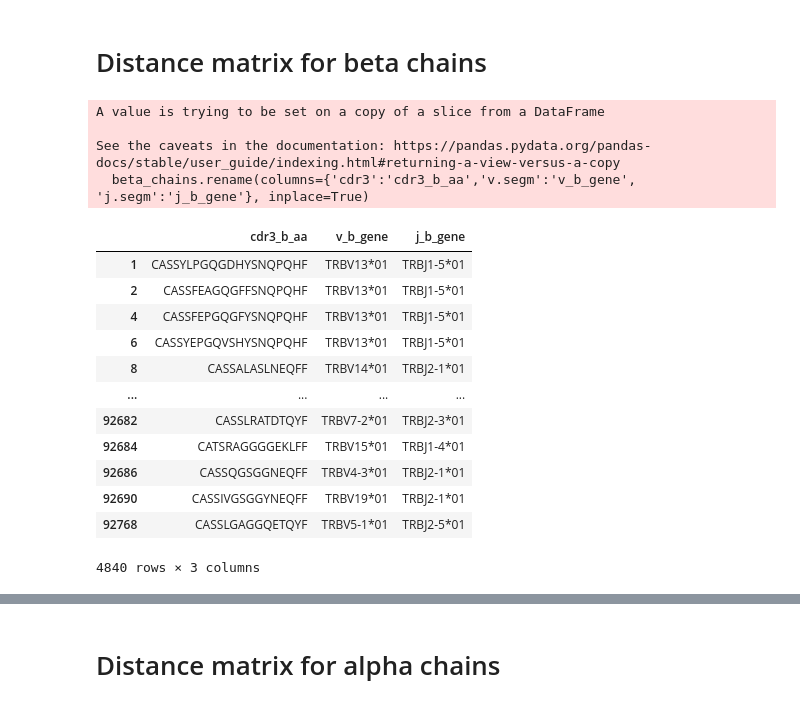
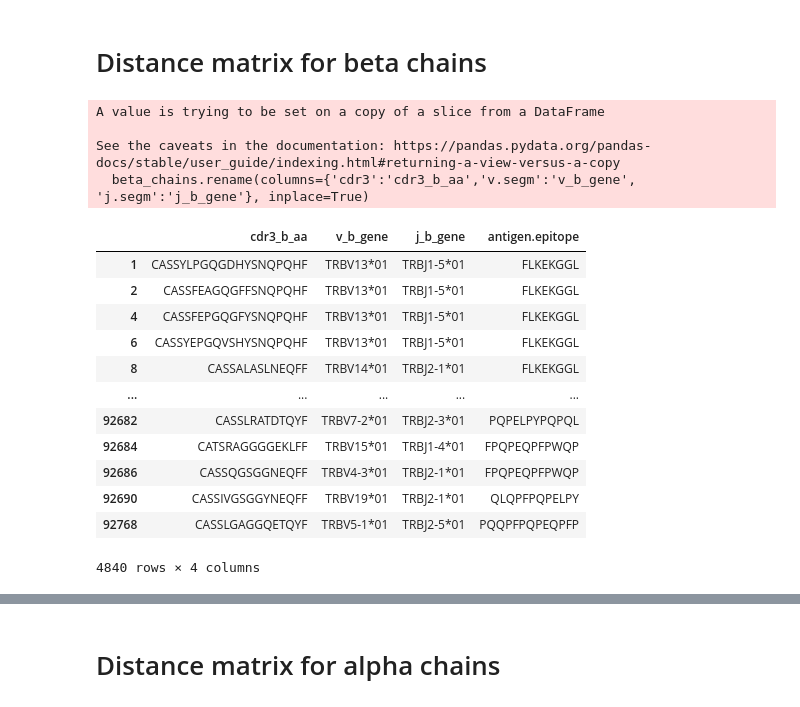
Before and after one commit to UoB-DSMP-2023-24/dsmp-2024-groupol1, a Jupyter notebook: distances_matrix.ipynb, the cells around one changed output, grey strips where cells are left out. Saved outputs shown, nothing was run; the diff lists cells and outputs as text; code cells hidden in the pictures.

```diff
--- a/distances_matrix.ipynb
+++ b/distances_matrix.ipynb
@@ -31,25 +43,25 @@ human_data.head()
 # %%
 # get beta chains only
 TRB = human_data[human_data['gene'] =='TRB']
 # rename the columns for our beta chain matrix calculation
-beta_chains = TRB[['cdr3', 'v.segm', 'j.segm']]
+beta_chains = TRB[['cdr3', 'v.segm', 'j.segm', 'antigen.epitope']]
 beta_chains.rename(columns={'cdr3':'cdr3_b_aa','v.segm':'v_b_gene', 'j.segm':'j_b_gene'}, inplace=True)
 beta_chains
 # %% [output]
 A value is trying to be set on a copy of a slice from a DataFrame
 
 See the caveats in the documentation: https://pandas.pydata.org/pandas-docs/stable/user_guide/indexing.html#returning-a-view-versus-a-copy
   beta_chains.rename(columns={'cdr3':'cdr3_b_aa','v.segm':'v_b_gene', 'j.segm':'j_b_gene'}, inplace=True)
-|  | cdr3_b_aa | v_b_gene | j_b_gene |
-| 1 | CASSYLPGQGDHYSNQPQHF | TRBV13*01 | TRBJ1-5*01 |
-| 2 | CASSFEAGQGFFSNQPQHF | TRBV13*01 | TRBJ1-5*01 |
-| 4 | CASSFEPGQGFYSNQPQHF | TRBV13*01 | TRBJ1-5*01 |
-| 6 | CASSYEPGQVSHYSNQPQHF | TRBV13*01 | TRBJ1-5*01 |
-| 8 | CASSALASLNEQFF | TRBV14*01 | TRBJ2-1*01 |
-| ... | ... | ... | ... |
-| 92682 | CASSLRATDTQYF | TRBV7-2*01 | TRBJ2-3*01 |
-| 92684 | CATSRAGGGGEKLFF | TRBV15*01 | TRBJ1-4*01 |
-| 92686 | CASSQGSGGNEQFF | TRBV4-3*01 | TRBJ2-1*01 |
-| 92690 | CASSIVGSGGYNEQFF | TRBV19*01 | TRBJ2-1*01 |
-| 92768 | CASSLGAGGQETQYF | TRBV5-1*01 | TRBJ2-5*01 |
+|  | cdr3_b_aa | v_b_gene | j_b_gene | antigen.epitope |
+| 1 | CASSYLPGQGDHYSNQPQHF | TRBV13*01 | TRBJ1-5*01 | FLKEKGGL |
+| 2 | CASSFEAGQGFFSNQPQHF | TRBV13*01 | TRBJ1-5*01 | FLKEKGGL |
+| 4 | CASSFEPGQGFYSNQPQHF | TRBV13*01 | TRBJ1-5*01 | FLKEKGGL |
+| 6 | CASSYEPGQVSHYSNQPQHF | TRBV13*01 | TRBJ1-5*01 | FLKEKGGL |
+| 8 | CASSALASLNEQFF | TRBV14*01 | TRBJ2-1*01 | FLKEKGGL |
+| ... | ... | ... | ... | ... |
+| 92682 | CASSLRATDTQYF | TRBV7-2*01 | TRBJ2-3*01 | PQPELPYPQPQL |
+| 92684 | CATSRAGGGGEKLFF | TRBV15*01 | TRBJ1-4*01 | FPQPEQPFPWQP |
+| 92686 | CASSQGSGGNEQFF | TRBV4-3*01 | TRBJ2-1*01 | FPQPEQPFPWQP |
+| 92690 | CASSIVGSGGYNEQFF | TRBV19*01 | TRBJ2-1*01 | QLQPFPQPELPY |
+| 92768 | CASSLGAGGQETQYF | TRBV5-1*01 | TRBJ2-5*01 | PQQPFPQPEQPFP |
-4840 rows × 3 columns
+4840 rows × 4 columns
```
Also changed, not shown: parts of 11 cells of this notebook, 3 other files.
